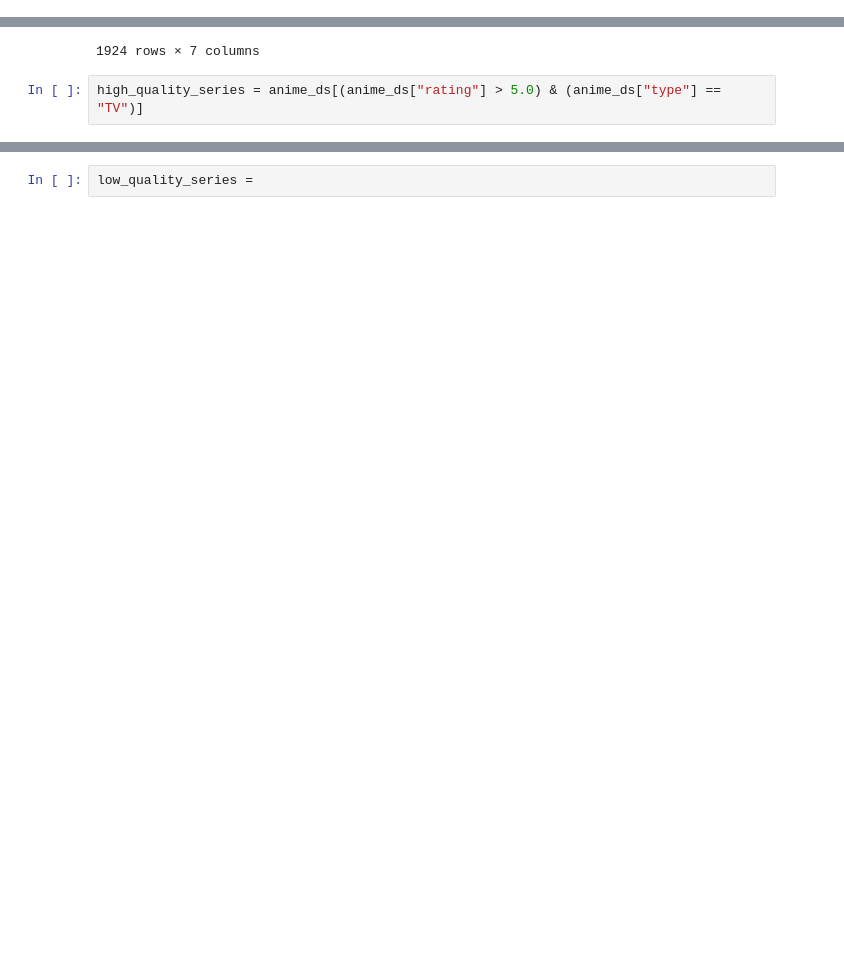
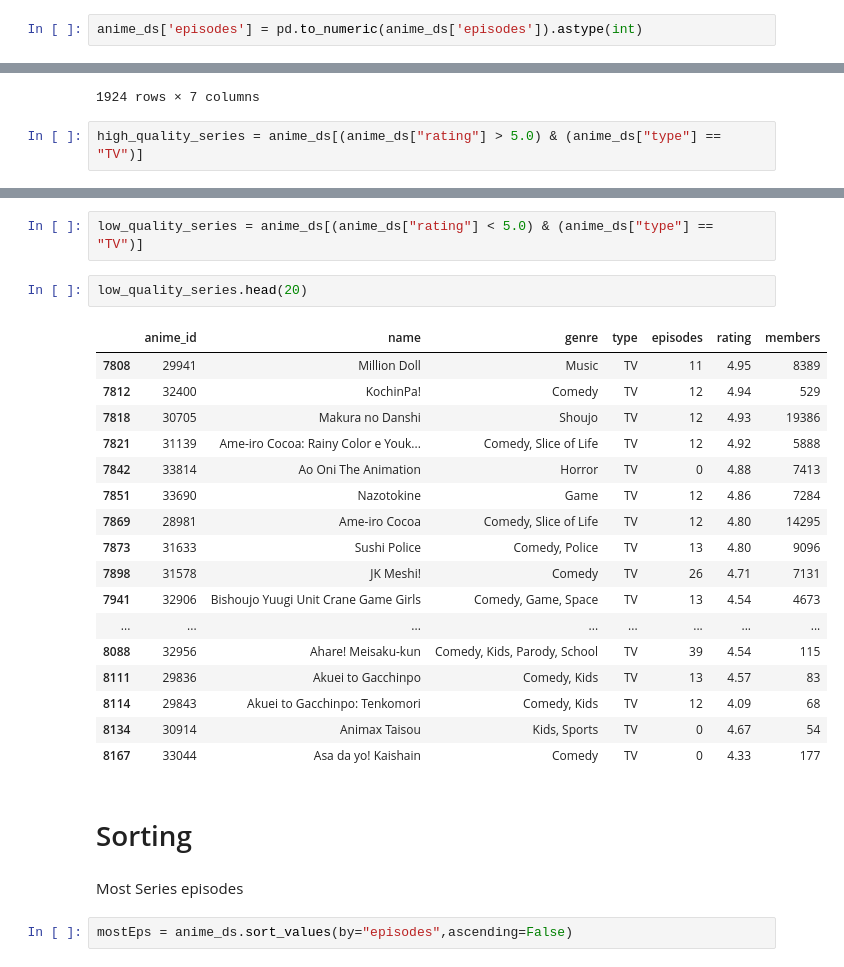
Before and after one commit to aknggendang/data_sciene, a Jupyter notebook: archive/anime.ipynb, the cells around one changed output, grey strips where cells are left out. Drawn from its saved outputs; the diff is of its cells as text; blank space fills up the shorter version.

Commit message:
Added Most Anime Series Episodes

```diff
--- a/archive/anime.ipynb
+++ b/archive/anime.ipynb
@@ -173,0 +178,2 @@ anime_ds['episodes'] = anime_ds['episodes'].replace('Unknown',0)
+# %%
+anime_ds['episodes'] = pd.to_numeric(anime_ds['episodes']).astype(int)
@@ -310,5 +322,31 @@ high_quality_series.head(30)
 | 39 | 12365 | Bakuman. 3rd Season | Comedy, Drama, Romance, Shounen | TV | 25 | 8.71 | 133620 |
 | 40 | 1535 | Death Note | Mystery, Police, Psychological, S... | TV | 37 | 8.71 | 1013917 |
 | 42 | 30654 | Ansatsu Kyoushitsu (TV) 2nd Season | Action, Comedy, School, Shounen | TV | 25 | 8.68 | 176475 |
+# %%
+low_quality_series = anime_ds[(anime_ds["rating"] < 5.0) & (anime_ds["type"] == "TV")]
 # %%
-low_quality_series =
+low_quality_series.head(20)
+# %% [output]
+|  | anime_id | name | genre | type | episodes | rating | members |
+| 7808 | 29941 | Million Doll | Music | TV | 11 | 4.95 | 8389 |
+| 7812 | 32400 | KochinPa! | Comedy | TV | 12 | 4.94 | 529 |
+| 7818 | 30705 | Makura no Danshi | Shoujo | TV | 12 | 4.93 | 19386 |
+| 7821 | 31139 | Ame-iro Cocoa: Rainy Color e Youk... | Comedy, Slice of Life | TV | 12 | 4.92 | 5888 |
+| 7842 | 33814 | Ao Oni The Animation | Horror | TV | 0 | 4.88 | 7413 |
+| 7851 | 33690 | Nazotokine | Game | TV | 12 | 4.86 | 7284 |
+| 7869 | 28981 | Ame-iro Cocoa | Comedy, Slice of Life | TV | 12 | 4.80 | 14295 |
+| 7873 | 31633 | Sushi Police | Comedy, Police | TV | 13 | 4.80 | 9096 |
+| 7898 | 31578 | JK Meshi! | Comedy | TV | 26 | 4.71 | 7131 |
+| 7941 | 32906 | Bishoujo Yuugi Unit Crane Game Girls | Comedy, Game, Space | TV | 13 | 4.54 | 4673 |
+| ... | ... | ... | ... | ... | ... | ... | ... |
+| 8088 | 32956 | Ahare! Meisaku-kun | Comedy, Kids, Parody, School | TV | 39 | 4.54 | 115 |
+| 8111 | 29836 | Akuei to Gacchinpo | Comedy, Kids | TV | 13 | 4.57 | 83 |
+| 8114 | 29843 | Akuei to Gacchinpo: Tenkomori | Comedy, Kids | TV | 12 | 4.09 | 68 |
+| 8134 | 30914 | Animax Taisou | Kids, Sports | TV | 0 | 4.67 | 54 |
+| 8167 | 33044 | Asa da yo! Kaishain | Comedy | TV | 0 | 4.33 | 177 |
+# %% [markdown]
+# Sorting
+# %% [markdown]
+Most Series episodes
+# %%
+mostEps = anime_ds.sort_values(by="episodes",ascending=False)
```
Also changed, not shown: parts of 6 cells of this notebook.
